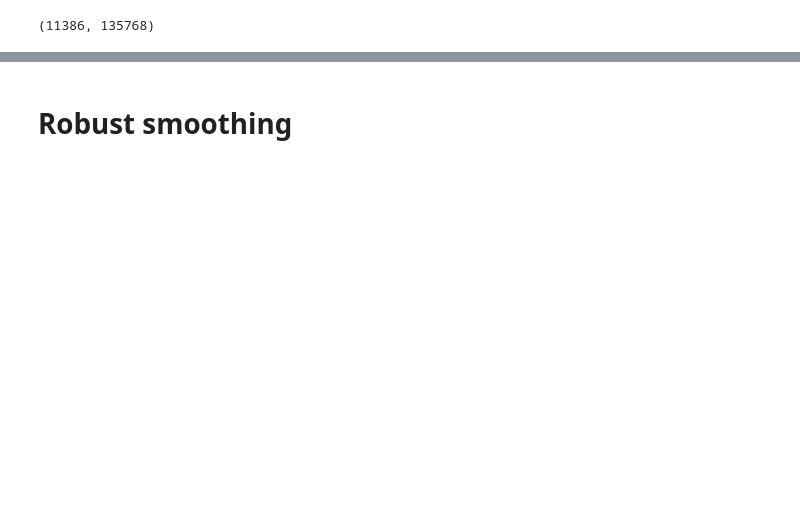
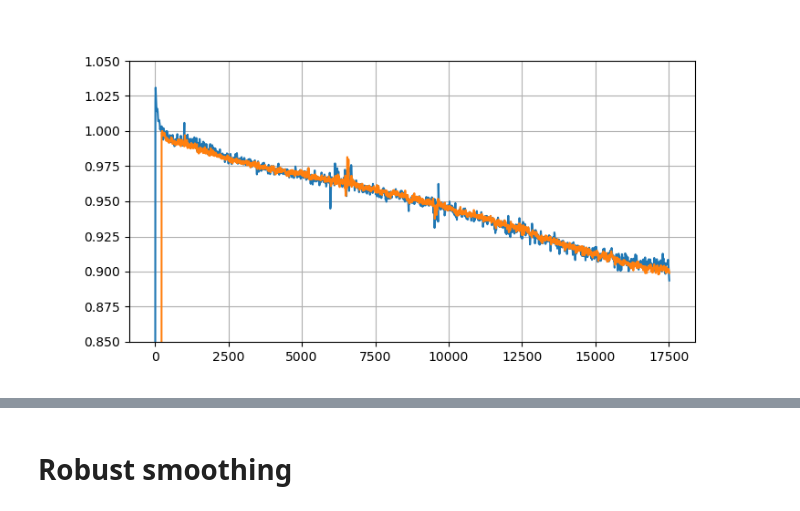
Before and after one commit to simply-nicky/robust_hw, a Jupyter notebook: dev_stats.ipynb, the cells around one changed output, grey strips where cells are left out. Saved outputs shown, nothing was run; the diff lists cells and outputs as text; code cells hidden in the pictures; blank space fills up the shorter version.

```diff
--- a/dev_stats.ipynb
+++ b/dev_stats.ipynb
@@ -24,4 +7,0 @@ sgn = period * uniform_filter(dqcm - bgd, period, mode='nearest')
-# %%
-sgn.size, factors.size
-# %% [output]
-(11386, 135768)
@@ -30,3 +31,19 @@ factors = pd.read_hdf('data/Z-230307B.h5', 'data')['Mag3 [QCM,S1 factor] (None)'
+# %%
+%matplotlib widget
+fig, ax = plt.subplots(figsize=(8, 4))
+# ax.plot(theta_ext, freq_sgn / freq_sgn.max())
+# ax.plot(theta_ext, freq_bgd / freq_bgd.max())
+# ax.plot(theta_ext, (freq_sgn - freq_bgd) / (freq_sgn - freq_bgd).max())
+ax.plot(theta_ext, freq_int / (0.97 * freq_int.max()))
+# ax.plot(theta / (2 * np.pi), old_s1_sgn / old_s1_sgn.max())
+# ax.plot(theta / (2 * np.pi), old_s1_bgd / old_s1_bgd.max())
+ax.plot(theta / (2 * np.pi), (old_s1_sgn - old_s1_bgd) / (old_s1_sgn - old_s1_bgd).max())
+
+ax.grid(True)
+ax.set_ylim(0.85, 1.05)
+plt.show()
+# %% [output]
+[figure, added]
 # %%
 %matplotlib widget
 fig, ax = plt.subplots(figsize=(8, 4))
```
Also changed, not shown: parts of 18 cells of this notebook, 3 other files.
